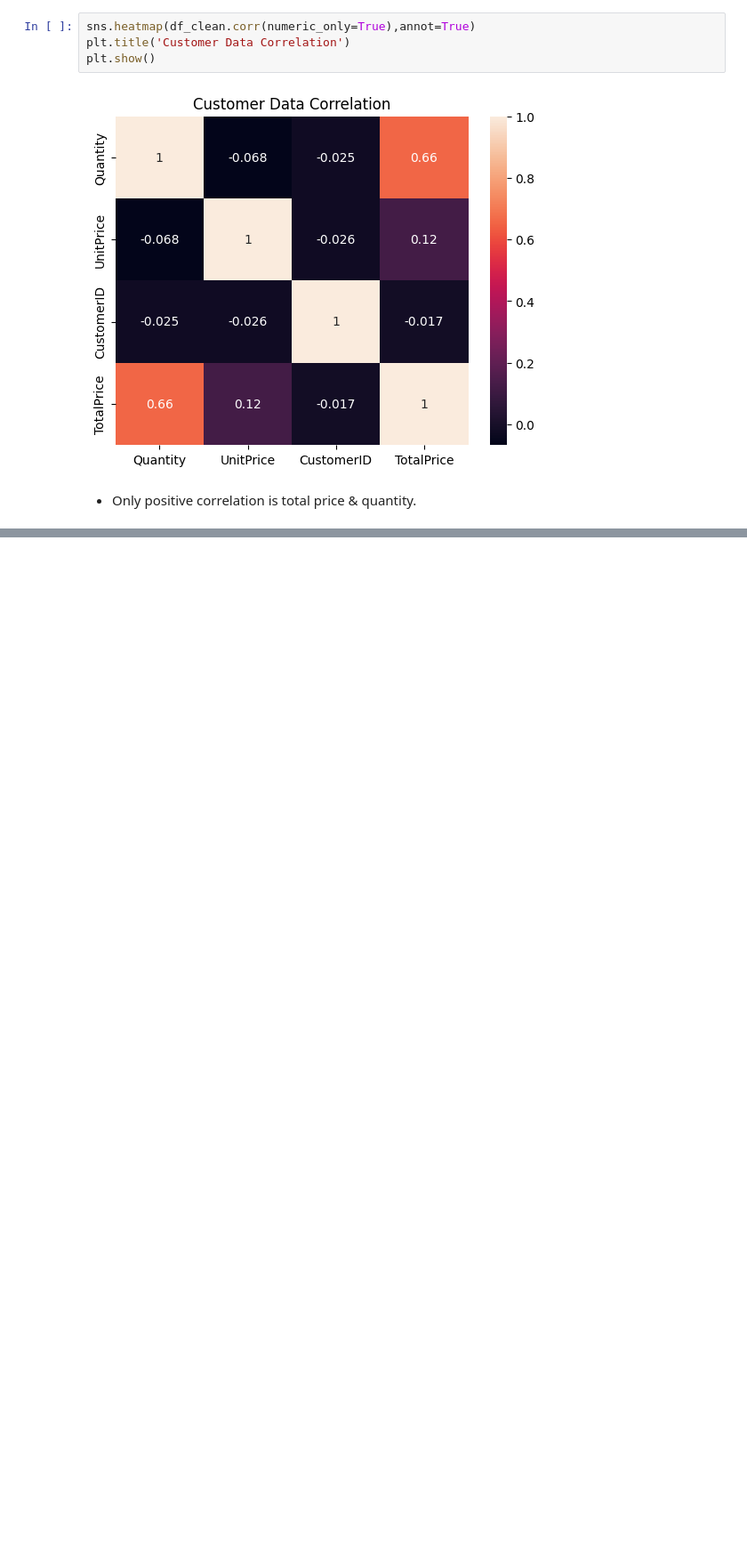
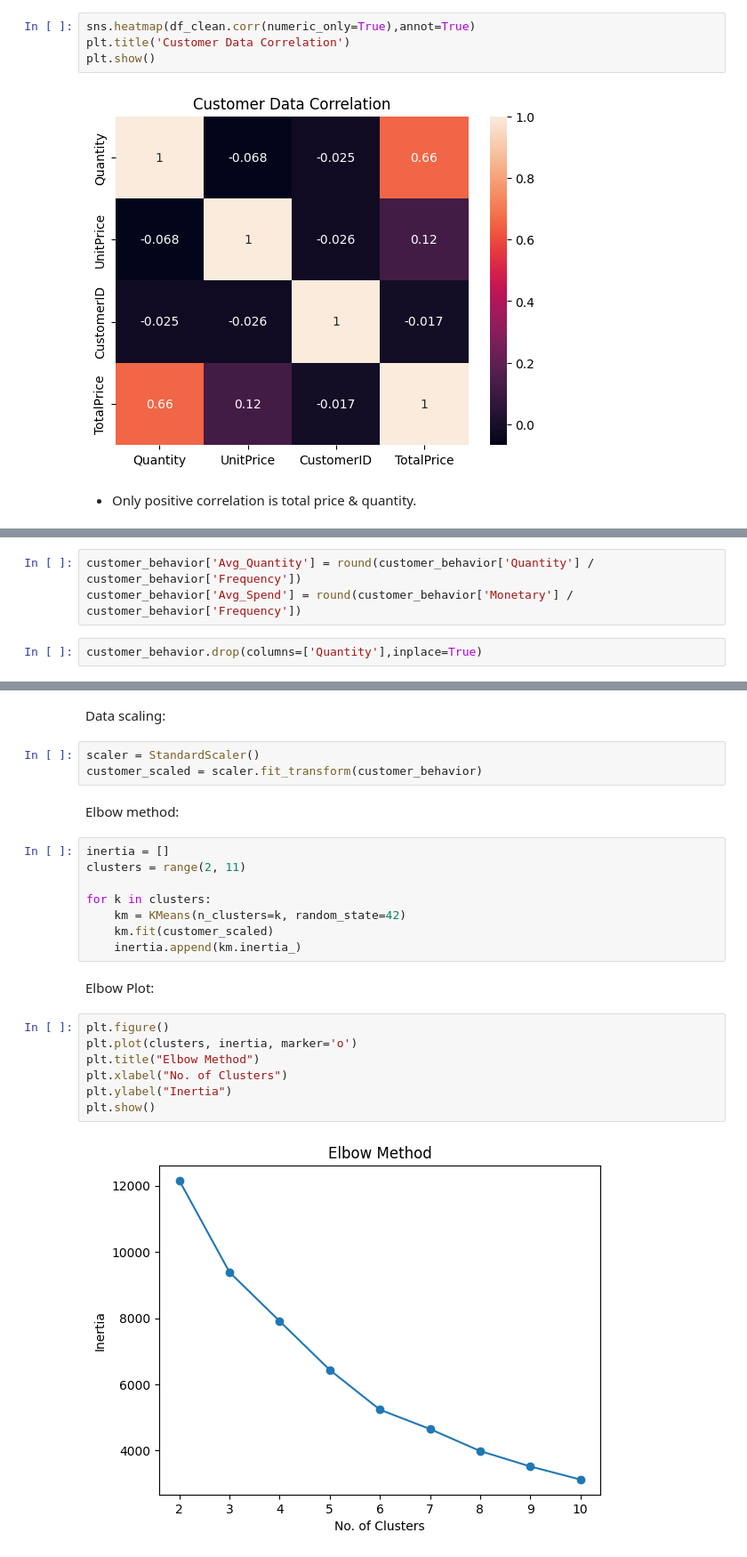
Before and after one commit to Vaisakh-Nirupam/Shopper_Spectrum, a Jupyter notebook: Shopper_Model.ipynb, the cells around one changed output, grey strips where cells are left out. Shown at 89% size. Drawn from its saved outputs; the diff is of its cells as text; blank space fills up the shorter version.

Commit message:
Customer Behavior Clustering

```diff
--- a/Shopper_Model.ipynb
+++ b/Shopper_Model.ipynb
@@ -311,0 +324,5 @@ plt.show()
+# %%
+customer_behavior['Avg_Quantity'] = round(customer_behavior['Quantity'] / customer_behavior['Frequency'])
+customer_behavior['Avg_Spend'] = round(customer_behavior['Monetary'] / customer_behavior['Frequency'])
+# %%
+customer_behavior.drop(columns=['Quantity'],inplace=True)
@@ -311,0 +348,26 @@ plt.show()
+# %% [markdown]
+Data scaling:
+# %%
+scaler = StandardScaler()
+customer_scaled = scaler.fit_transform(customer_behavior)
+# %% [markdown]
+Elbow method:
+# %%
+inertia = []
+clusters = range(2, 11)
+
+for k in clusters:
+    km = KMeans(n_clusters=k, random_state=42)
+    km.fit(customer_scaled)
+    inertia.append(km.inertia_)
+# %% [markdown]
+Elbow Plot:
+# %%
+plt.figure()
+plt.plot(clusters, inertia, marker='o')
+plt.title("Elbow Method")
+plt.xlabel("No. of Clusters")
+plt.ylabel("Inertia")
+plt.show()
+# %% [output]
+[figure, added]
```
Also changed, not shown: parts of 18 cells of this notebook.
